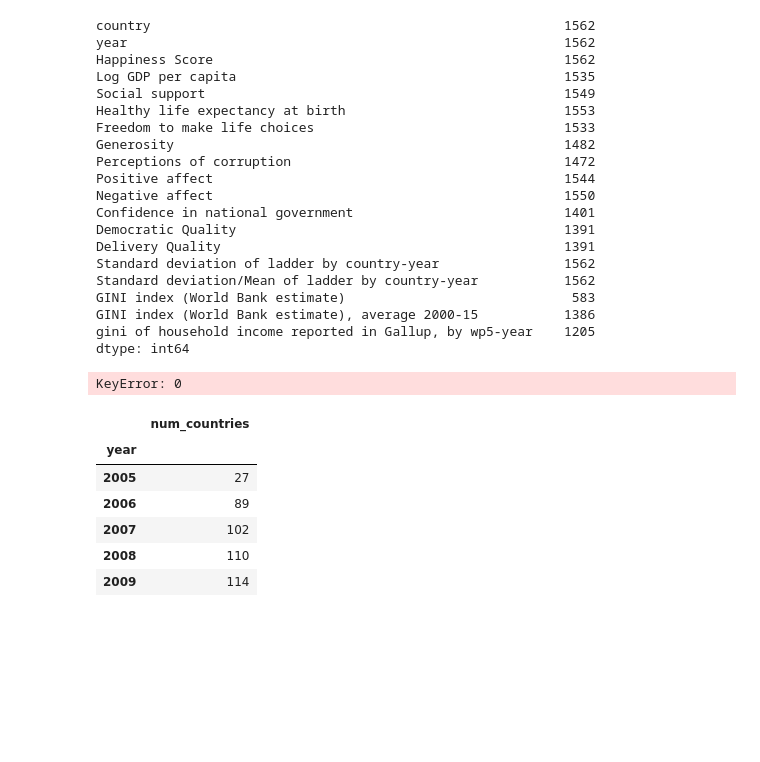
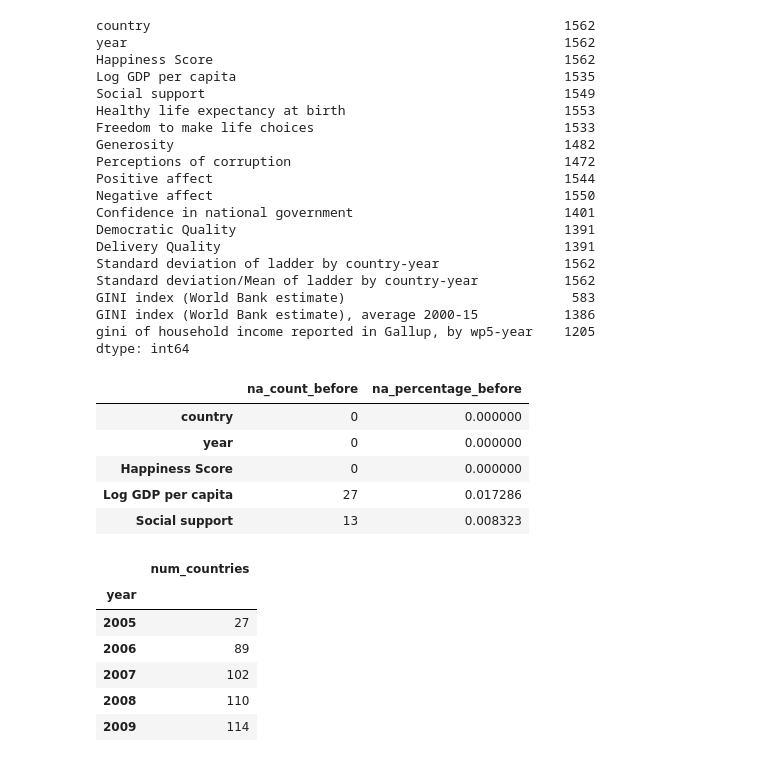
Before and after one commit to interactive-data-science-project-team/world-happiness-visualization, a Jupyter notebook: notebooks/data_cleaning.ipynb, the cells around one changed output. Cells and saved outputs as stored; diff of their text form; code cells hidden in the pictures; blank space fills up the shorter version.

```diff
--- a/notebooks/data_cleaning.ipynb
+++ b/notebooks/data_cleaning.ipynb
@@ -57,11 +57,16 @@ dtype: int64
 # %%
 na_count_df1 = pd.DataFrame(data.isna().sum())
 na_count_df1.columns = ['na_count_before']
-na_count_df1['na_percentage_before'] = na_count_df[0] / data.shape[0]
+na_count_df1['na_percentage_before'] = na_count_df1['na_count_before'] / data.shape[0]
 
 na_count_df1.head()
 # %% [output]
-KeyError: 0
+|  | na_count_before | na_percentage_before |
+| country | 0 | 0.000000 |
+| year | 0 | 0.000000 |
+| Happiness Score | 0 | 0.000000 |
+| Log GDP per capita | 27 | 0.017286 |
+| Social support | 13 | 0.008323 |
 # %%
 report_by_year = pd.DataFrame(data.groupby('year')['country'].count())
 report_by_year.columns = ['num_countries']
```
Also changed, not shown: parts of 1 cell of this notebook, 1 other file.
